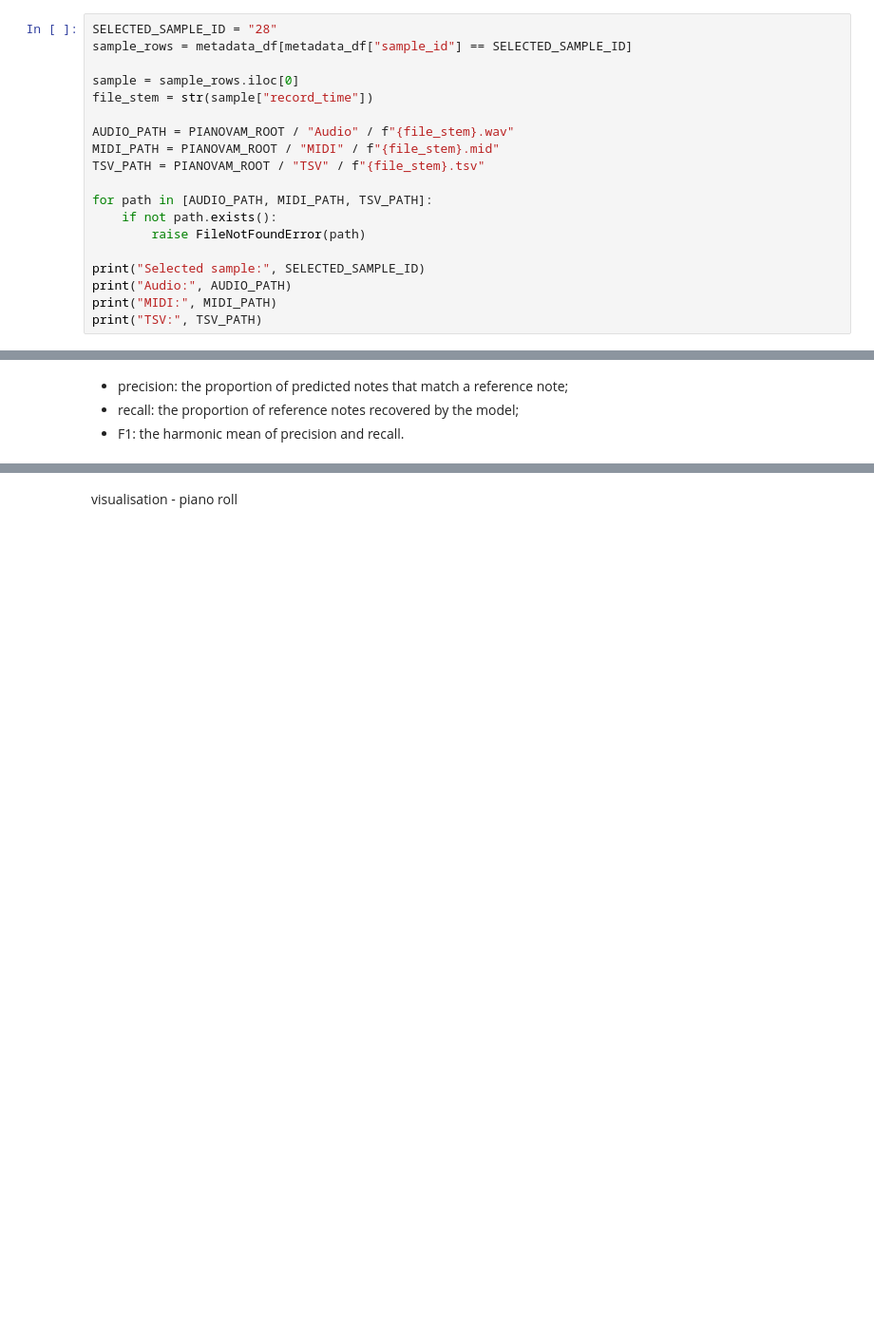
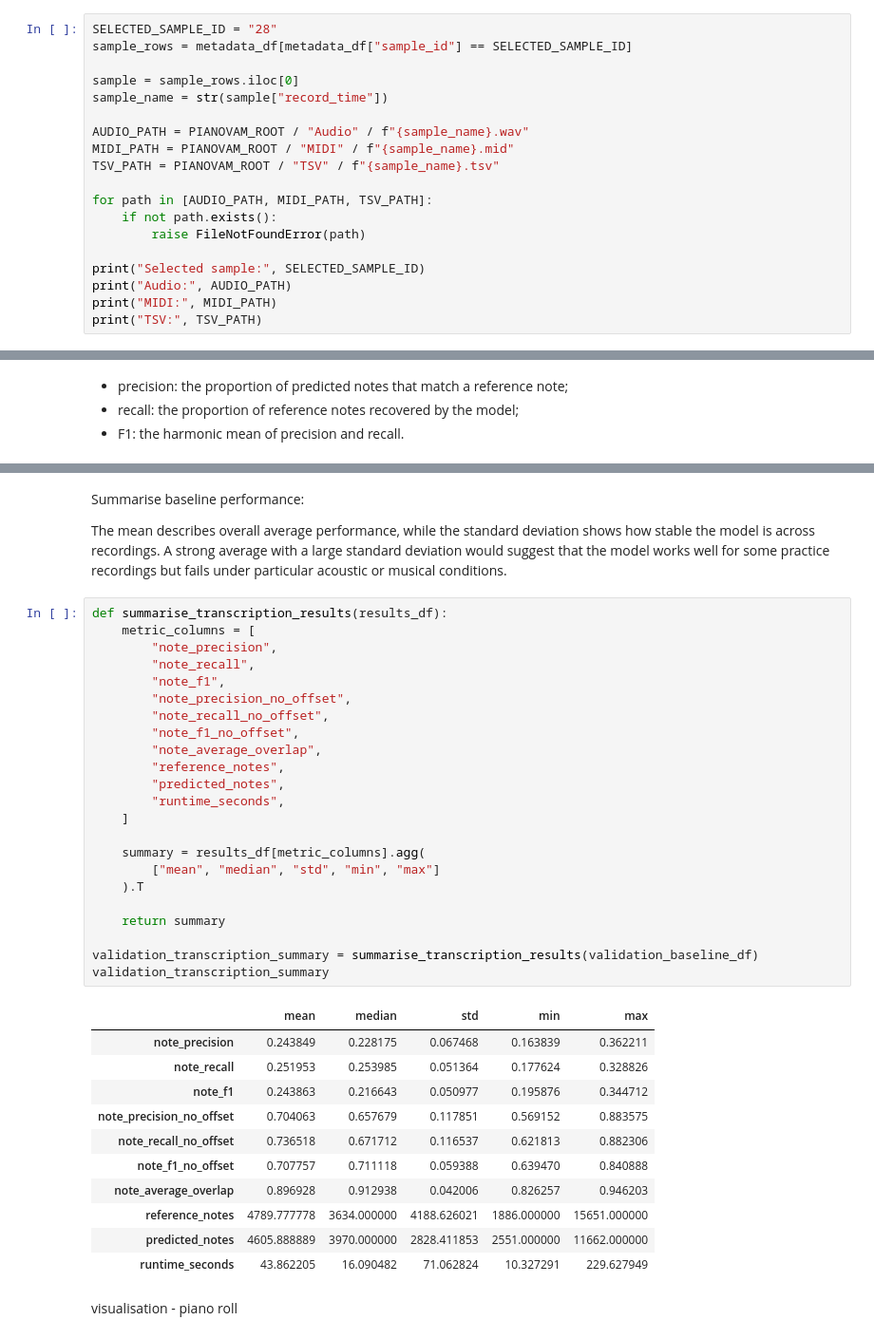
Before and after one commit to lambda-feedback/compareMusic, a Jupyter notebook: notebooks/Audio_Processing.ipynb, the cells around one changed output, grey strips where cells are left out. Shown at 95% size. Cells and saved outputs as stored; diff of their text form; blank space fills up the shorter version.

Commit message:
start evaluating the performance of Basic Pitch

```diff
--- a/notebooks/Audio_Processing.ipynb
+++ b/notebooks/Audio_Processing.ipynb
@@ -221,11 +221,11 @@ SELECTED_SAMPLE_ID = "28"
 sample_rows = metadata_df[metadata_df["sample_id"] == SELECTED_SAMPLE_ID]
 
 sample = sample_rows.iloc[0]
-file_stem = str(sample["record_time"])
+sample_name = str(sample["record_time"])
 
-AUDIO_PATH = PIANOVAM_ROOT / "Audio" / f"{file_stem}.wav"
-MIDI_PATH = PIANOVAM_ROOT / "MIDI" / f"{file_stem}.mid"
-TSV_PATH = PIANOVAM_ROOT / "TSV" / f"{file_stem}.tsv"
+AUDIO_PATH = PIANOVAM_ROOT / "Audio" / f"{sample_name}.wav"
+MIDI_PATH = PIANOVAM_ROOT / "MIDI" / f"{sample_name}.mid"
+TSV_PATH = PIANOVAM_ROOT / "TSV" / f"{sample_name}.tsv"
 
 for path in [AUDIO_PATH, MIDI_PATH, TSV_PATH]:
     if not path.exists():
@@ -626,3 +816,42 @@ def notes_to_mir_eval_arrays(notes, offset_name):
+# %% [markdown]
+Summarise baseline performance:
+
+The mean describes overall average performance, while the standard deviation shows how stable the model is across recordings. A strong average with a large standard deviation would suggest that the model works well for some practice recordings but fails under particular acoustic or musical conditions.
+# %%
+def summarise_transcription_results(results_df):
+    metric_columns = [
+        "note_precision",
+        "note_recall",
+        "note_f1",
+        "note_precision_no_offset",
+        "note_recall_no_offset",
+        "note_f1_no_offset",
+        "note_average_overlap",
+        "reference_notes",
+        "predicted_notes",
+        "runtime_seconds",
+    ]
+
+    summary = results_df[metric_columns].agg(
+        ["mean", "median", "std", "min", "max"]
+    ).T
+
+    return summary
+
+validation_transcription_summary = summarise_transcription_results(validation_baseline_df)
+validation_transcription_summary
+# %% [output]
+|  | mean | median | std | min | max |
+| note_precision | 0.243849 | 0.228175 | 0.067468 | 0.163839 | 0.362211 |
+| note_recall | 0.251953 | 0.253985 | 0.051364 | 0.177624 | 0.328826 |
+| note_f1 | 0.243863 | 0.216643 | 0.050977 | 0.195876 | 0.344712 |
+| note_precision_no_offset | 0.704063 | 0.657679 | 0.117851 | 0.569152 | 0.883575 |
+| note_recall_no_offset | 0.736518 | 0.671712 | 0.116537 | 0.621813 | 0.882306 |
+| note_f1_no_offset | 0.707757 | 0.711118 | 0.059388 | 0.639470 | 0.840888 |
+| note_average_overlap | 0.896928 | 0.912938 | 0.042006 | 0.826257 | 0.946203 |
+| reference_notes | 4789.777778 | 3634.000000 | 4188.626021 | 1886.000000 | 15651.000000 |
+| predicted_notes | 4605.888889 | 3970.000000 | 2828.411853 | 2551.000000 | 11662.000000 |
+| runtime_seconds | 43.862205 | 16.090482 | 71.062824 | 10.327291 | 229.627949 |
 # %% [markdown]
 visualisation - piano roll
 # %% [markdown]
```
Also changed, not shown: parts of 6 cells of this notebook.
